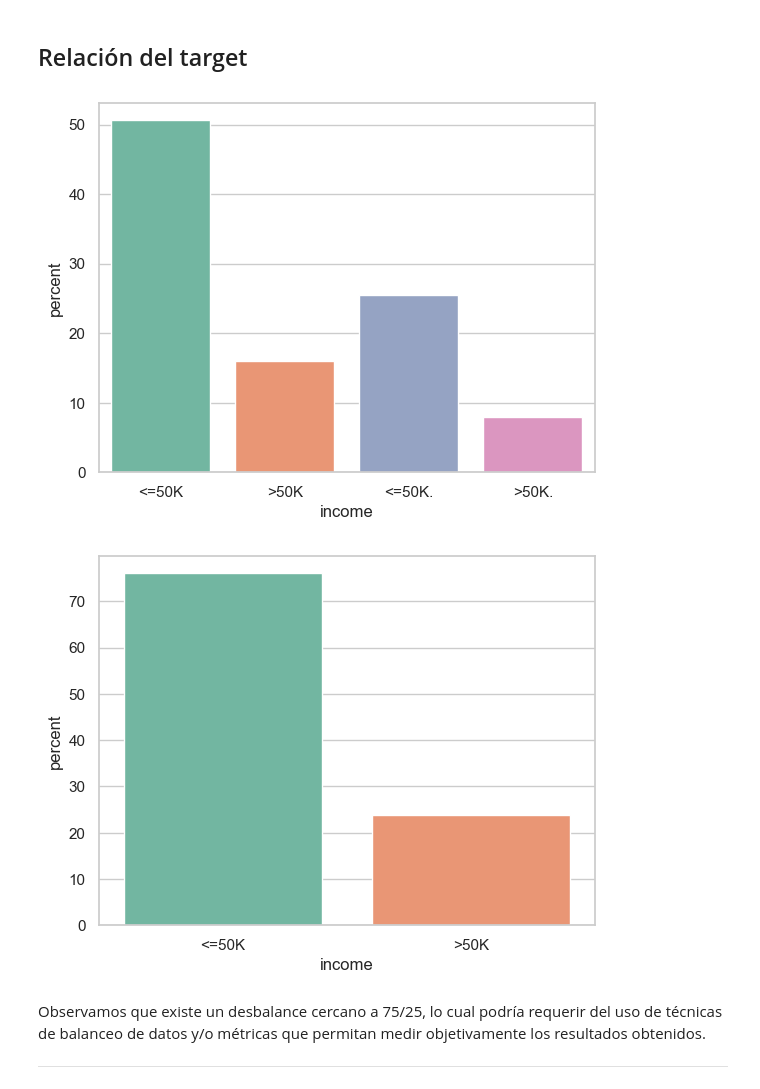
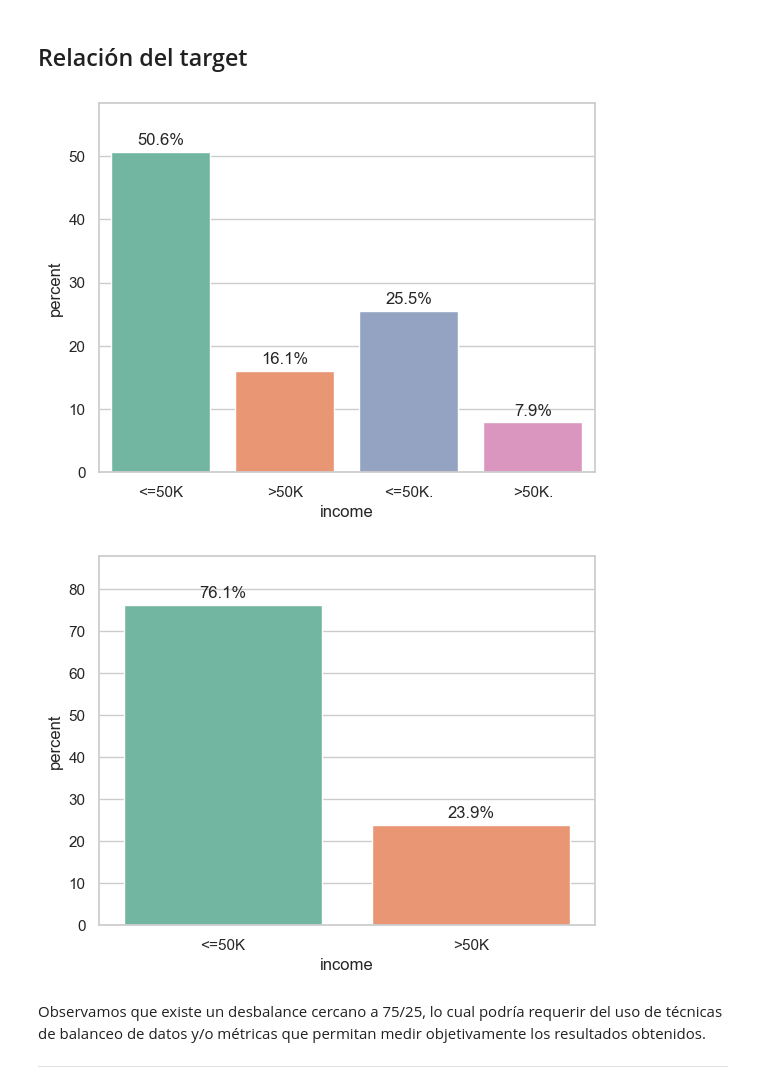
Before and after one commit to Marcelloprime/rnn_adult_income_prediction, a Jupyter notebook: 01_eda.ipynb, the cells around one changed output. Saved outputs shown, nothing was run; the diff lists cells and outputs as text; code cells hidden in the pictures.

```diff
--- a/01_eda.ipynb
+++ b/01_eda.ipynb
@@ -243,21 +212,54 @@ Name: proportion, dtype: float64
 # %% [markdown]
 ## Relación del target
 # %%
-sns.countplot(x='income', hue = 'income', data = df, palette="Set2", stat = 'percent') # Problemas de escritura
+
+ax = sns.countplot(
+    x='income',
+    hue='income',
+    data=df,
+    palette="Set2",
+    stat='percent',
+    legend=False
+)
+
+# 2. Iteramos sobre TODOS los contenedores de barras que generó el gráfico
+for container in ax.containers:
+    ax.bar_label(container, fmt='%.1f%%', padding=3)
+
+# 3. Ajustamos el límite superior del eje Y para dar espacio a los textos
+ax.set_ylim(0, ax.get_ylim()[1] * 1.1)
+
 plt.show()
 # %% [output]
-[figure, old version]
+[figure, new version]
 # %%
+# 1. Limpieza de datos (Quitamos espacios y puntos finales)
 df['income'] = df['income'].str.strip()
-
-df['income'] = df['income'].replace({ # Realizamos los reemplazos en el target para corregir los problemas de escritura
+df['income'] = df['income'].replace({
     '<=50K.': '<=50K',
     '>50K.': '>50K'
 })
-sns.countplot(x='income', hue = 'income', data = df, palette="Set2", stat = 'percent')
+
+# 2. Generar el gráfico con la escala en porcentaje
+ax = sns.countplot(
+    x='income',
+    hue='income',
+    data=df,
+    palette="Set2",
+    stat='percent',
+    legend=False
+)
+
+# 3. Colocar las etiquetas de porcentaje en todas las barras limpias
+for container in ax.containers:
+    ax.bar_label(container, fmt='%.1f%%', padding=3)
+
+# 4. Holgura en el eje Y para evitar cortes visuales
+ax.set_ylim(0, ax.get_ylim()[1] * 1.1)
+
 plt.show()
 # %% [output]
-[figure, old version]
+[figure, new version]
 # %% [markdown]
 Observamos que existe un desbalance cercano a 75/25, lo cual podría requerir del uso de técnicas de balanceo de datos y/o métricas que permitan medir objetivamente los resultados obtenidos.
 
```
Also changed, not shown: parts of 6 cells of this notebook, 23 other files.
